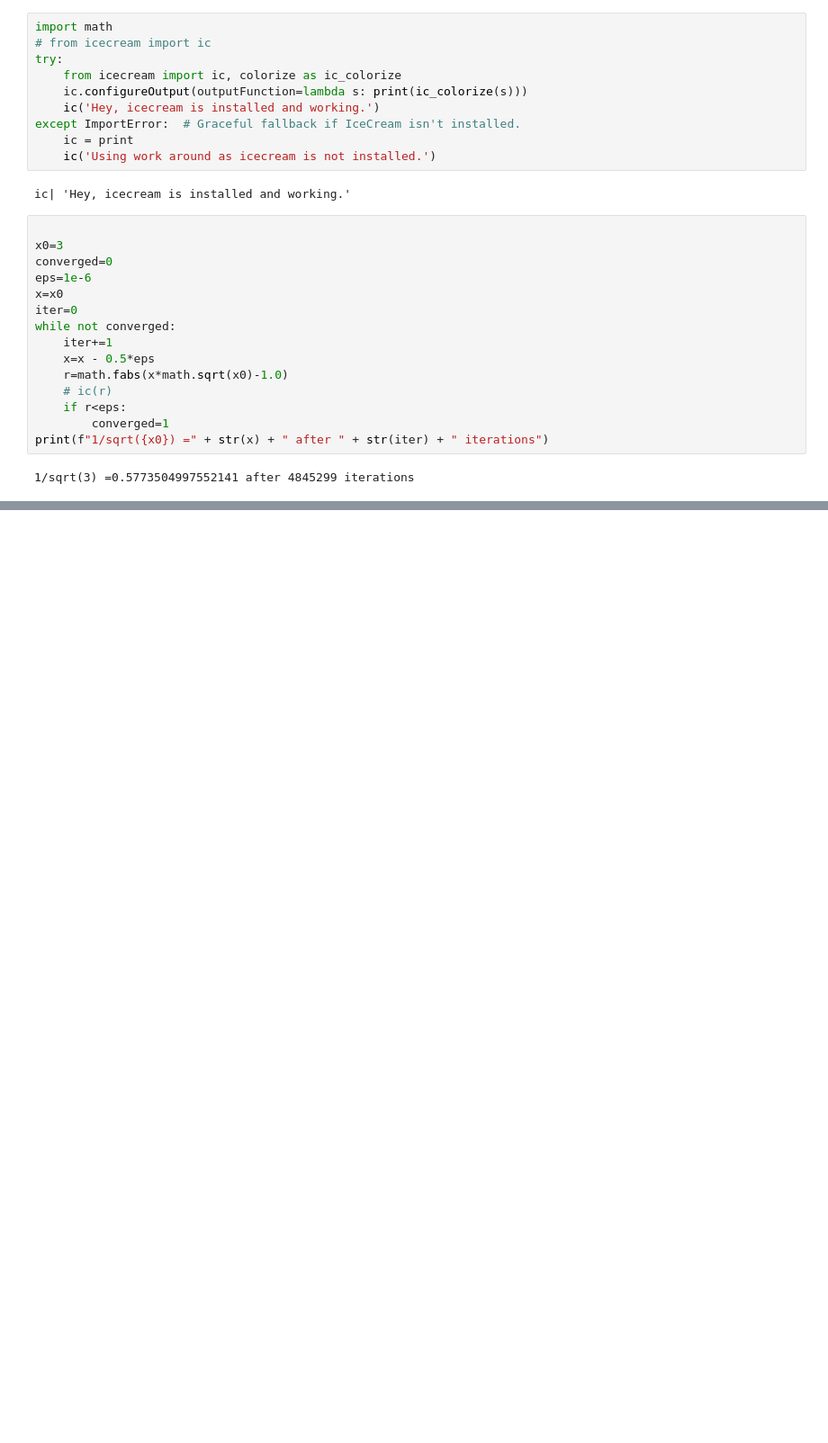
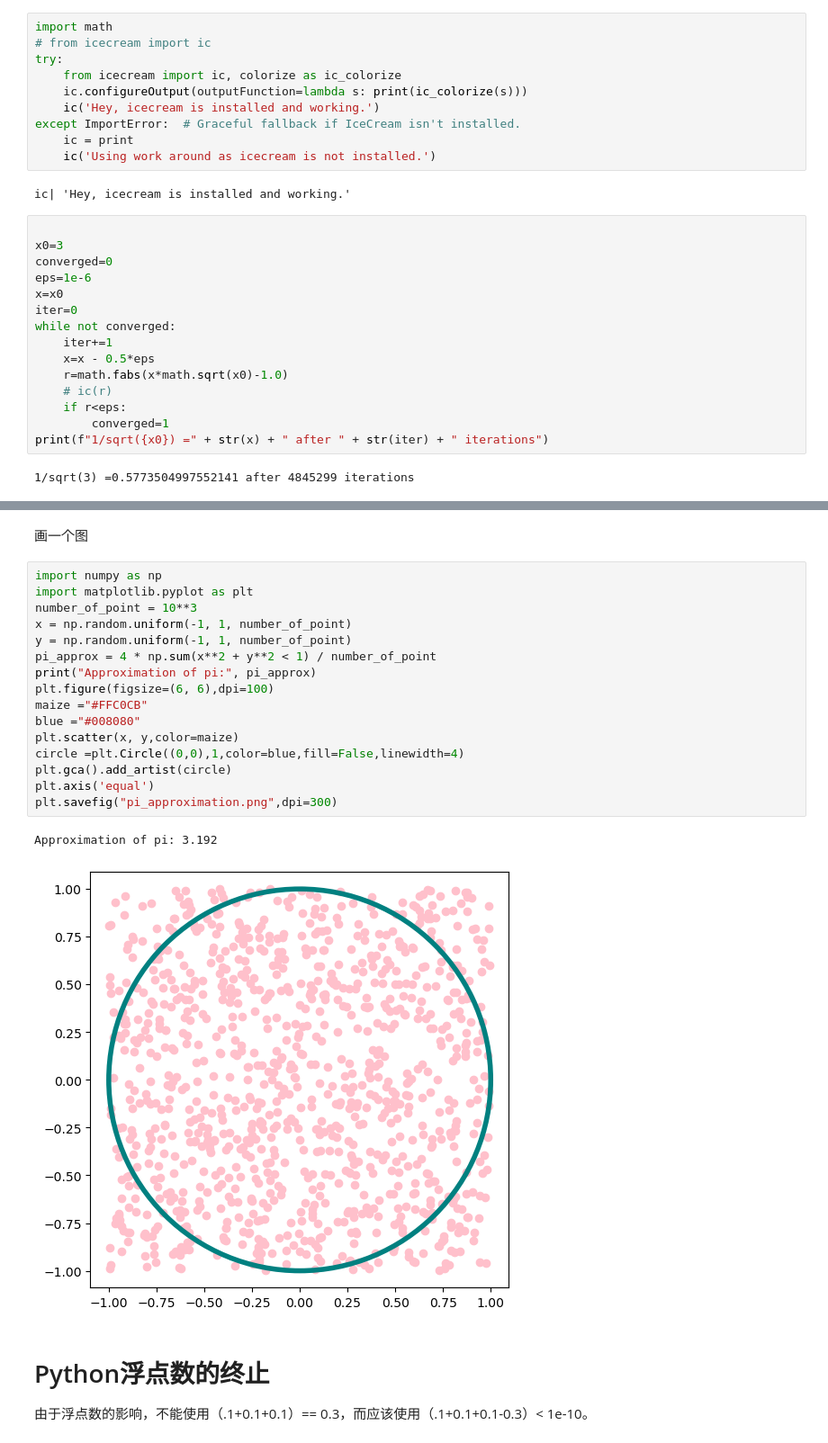
Before and after one commit to shuihaojiao/Nuclear_Engineering_Using_Python, a Jupyter notebook: chapter2/chap2.ipynb, the cells around one changed output, grey strips where cells are left out. Shown at 90% size. Drawn from its saved outputs; the diff is of its cells as text; blank space fills up the shorter version.

```diff
--- a/chapter2/chap2.ipynb
+++ b/chapter2/chap2.ipynb
@@ -44,0 +69,24 @@ print(f"1/sqrt({x0}) =" + str(x) + " after " + str(iter) + " iterations")
+# %% [markdown]
+画一个图
+# %%
+import numpy as np
+import matplotlib.pyplot as plt
+number_of_point = 10**3
+x = np.random.uniform(-1, 1, number_of_point)
+y = np.random.uniform(-1, 1, number_of_point)
+pi_approx = 4 * np.sum(x**2 + y**2 < 1) / number_of_point
+print("Approximation of pi:", pi_approx)
+plt.figure(figsize=(6, 6),dpi=100)
+maize ="#FFC0CB"
+blue ="#008080"
+plt.scatter(x, y,color=maize)
+circle =plt.Circle((0,0),1,color=blue,fill=False,linewidth=4)
+plt.gca().add_artist(circle)
+plt.axis('equal')
+plt.savefig("pi_approximation.png",dpi=300)
+# %% [output]
+Approximation of pi: 3.192
+[figure, added]
+# %% [markdown]
+# Python浮点数的终止
+由于浮点数的影响，不能使用（.1+0.1+0.1）== 0.3，而应该使用（.1+0.1+0.1-0.3）< 1e-10。
```
Also changed, not shown: parts of 4 cells of this notebook, 2 other files.
